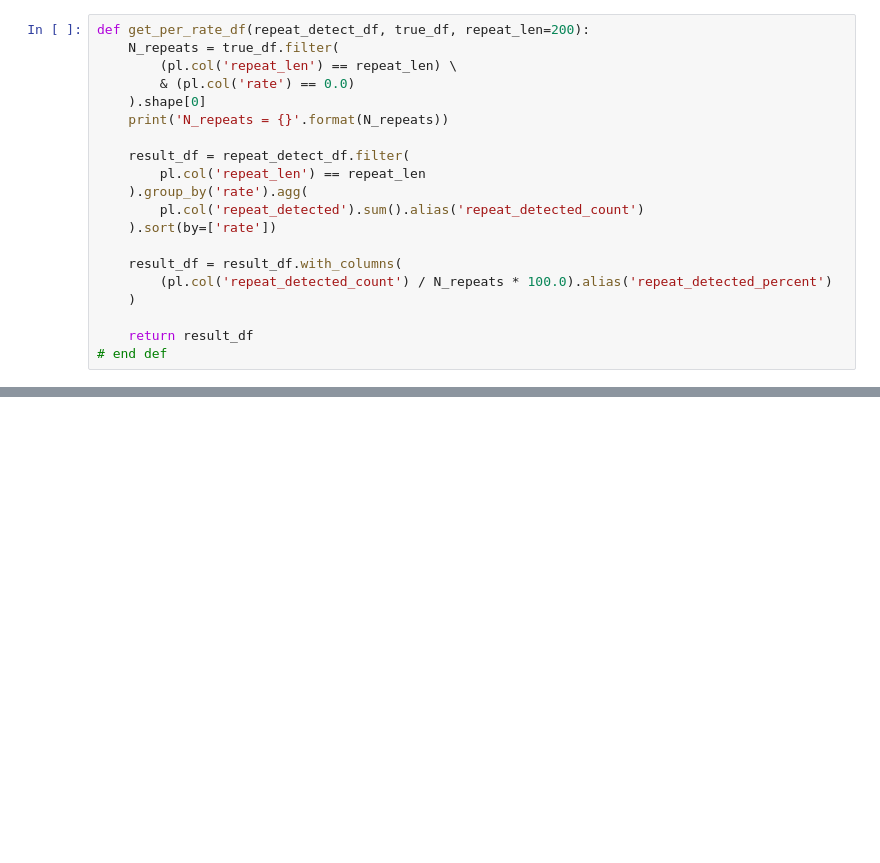
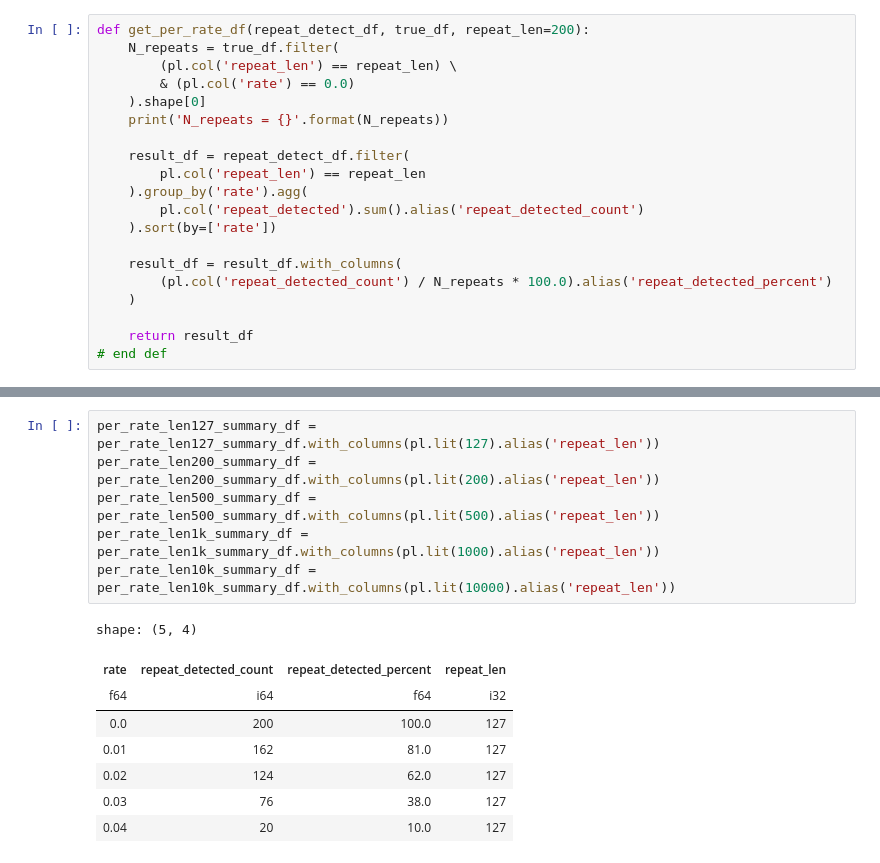
Before and after one commit to masikol/reverlor, a Jupyter notebook: param_selection/test_repeat_detection/tyk_ipynb/explore_basic_recall.ipynb, the cells around one changed output, grey strips where cells are left out. Drawn from its saved outputs; the diff is of its cells as text; blank space fills up the shorter version.

```diff
--- a/param_selection/test_repeat_detection/tyk_ipynb/explore_basic_recall.ipynb
+++ b/param_selection/test_repeat_detection/tyk_ipynb/explore_basic_recall.ipynb
@@ -312,0 +362,15 @@ sns.lineplot(
+# %%
+per_rate_len127_summary_df = per_rate_len127_summary_df.with_columns(pl.lit(127).alias('repeat_len'))
+per_rate_len200_summary_df = per_rate_len200_summary_df.with_columns(pl.lit(200).alias('repeat_len'))
+per_rate_len500_summary_df = per_rate_len500_summary_df.with_columns(pl.lit(500).alias('repeat_len'))
+per_rate_len1k_summary_df = per_rate_len1k_summary_df.with_columns(pl.lit(1000).alias('repeat_len'))
+per_rate_len10k_summary_df = per_rate_len10k_summary_df.with_columns(pl.lit(10000).alias('repeat_len'))
+# %% [output]
+shape: (5, 4)
+| rate | repeat_detected_count | repeat_detected_percent | repeat_len |
+| f64 | i64 | f64 | i32 |
+| 0.0 | 200 | 100.0 | 127 |
+| 0.01 | 162 | 81.0 | 127 |
+| 0.02 | 124 | 62.0 | 127 |
+| 0.03 | 76 | 38.0 | 127 |
+| 0.04 | 20 | 10.0 | 127 |
```
Also changed, not shown: parts of 26 cells of this notebook, 2 other files.
